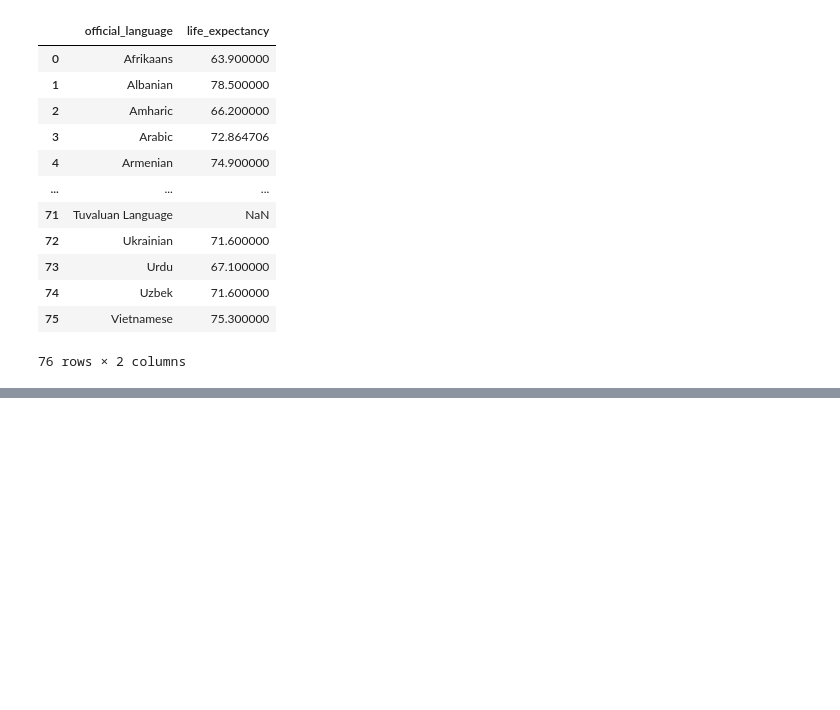
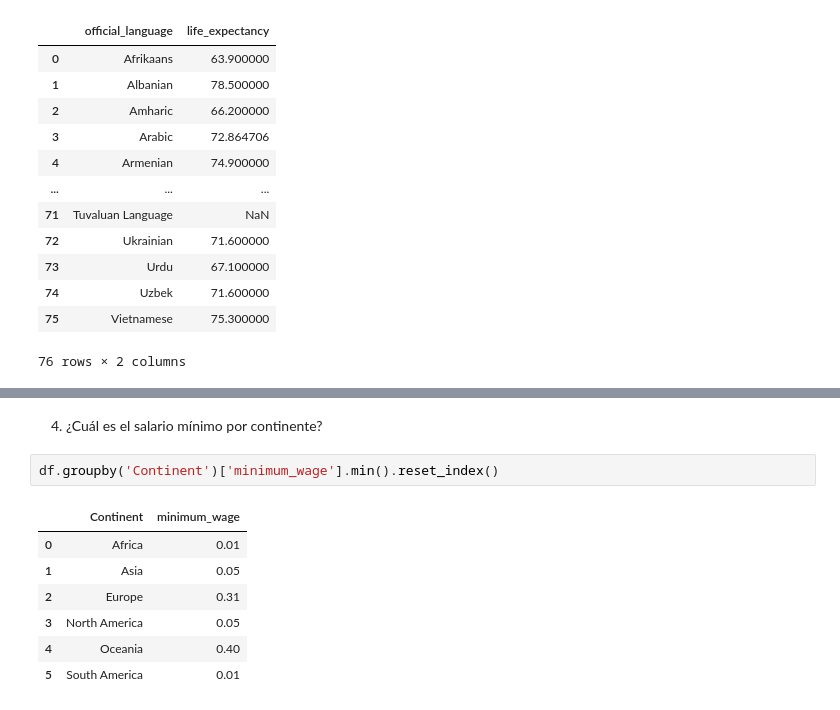
Before and after one commit to mariagranero/modulo_3_transformando_datos_ejercicios_pair_adalab, a Jupyter notebook: modulo_3_ejercicio_5_groupby_apply.ipynb, the cells around one changed output, grey strips where cells are left out. Cells and saved outputs as stored; diff of their text form; blank space fills up the shorter version.

```diff
--- a/modulo_3_ejercicio_5_groupby_apply.ipynb
+++ b/modulo_3_ejercicio_5_groupby_apply.ipynb
@@ -250,0 +276,12 @@ df.groupby("official_language")["life_expectancy"].mean().reset_index()
+# %% [markdown]
+4. ¿Cuál es el salario mínimo por continente?
+# %%
+df.groupby('Continent')['minimum_wage'].min().reset_index()
+# %% [output]
+|  | Continent | minimum_wage |
+| 0 | Africa | 0.01 |
+| 1 | Asia | 0.05 |
+| 2 | Europe | 0.31 |
+| 3 | North America | 0.05 |
+| 4 | Oceania | 0.40 |
+| 5 | South America | 0.01 |
```
Also changed, not shown: parts of 14 cells of this notebook, 1 other file.
